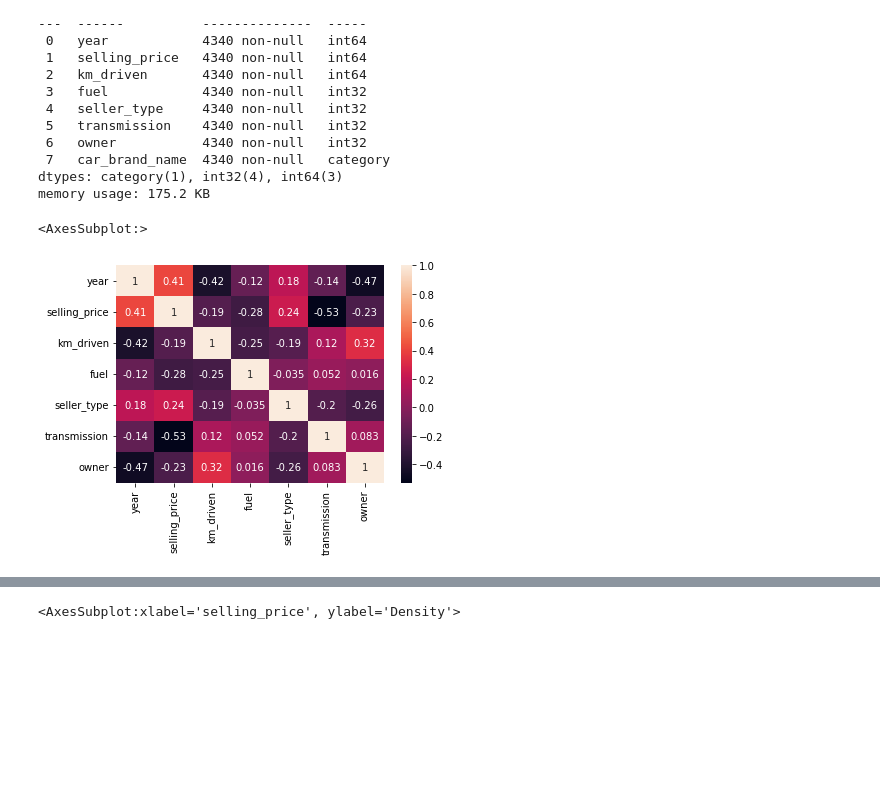
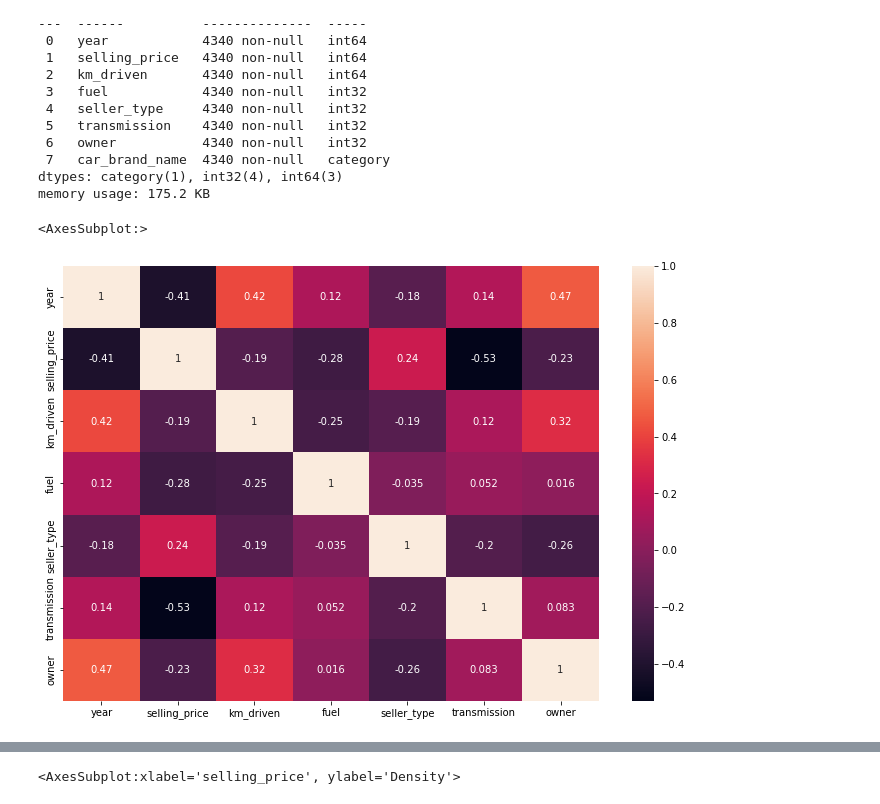
Before and after one commit to leenalohar/Prediction_car_price, a Jupyter notebook: project_app/Car Dekho.ipynb, the cells around one changed output, grey strips where cells are left out. Drawn from its saved outputs; the diff is of its cells as text; code cells hidden in the pictures; blank space fills up the shorter version.

```diff
--- a/project_app/Car Dekho.ipynb
+++ b/project_app/Car Dekho.ipynb
@@ -66,6 +131 @@ memory usage: 271.4+ KB
-# %%
-df["car_brand_name"] = df["name"].str.extract('([^\s]+)')
-df["car_brand_name"] = df["car_brand_name"].astype("category")
-# %%
-df.drop(["name"], axis = 1, inplace = True)
 # %%
@@ -143,0 +215,4 @@ Name: car_brand_name, dtype: int64
+# %%
+import datetime
+current_year = datetime.datetime.now().year
+df['year'] = current_year - df['year']
@@ -143,0 +245,8 @@ Name: car_brand_name, dtype: int64
+# %%
+"""# Example: Capping outliers in 'selling_price'
+Q1 = df['selling_price'].quantile(0.25)
+Q3 = df['selling_price'].quantile(0.75)
+IQR = Q3 - Q1
+upper_limit = Q3 + 1.5 * IQR
+df['selling_price'] = df['selling_price'].apply(lambda x: upper_limit if x > upper_limit else x)"""
+sns.boxplot(x=df['selling_price'])
@@ -174,7 +310,8 @@ Data columns (total 8 columns):
 dtypes: category(1), int32(4), int64(3)
 memory usage: 175.2 KB
 # %%
+plt.figure(figsize=(12,8))
 sns.heatmap(df.corr(),annot=True)
 # %% [output]
 <AxesSubplot:>
-[figure, old version]
+[figure, new version]
```
Also changed, not shown: parts of 38 cells of this notebook, 5 other files.
